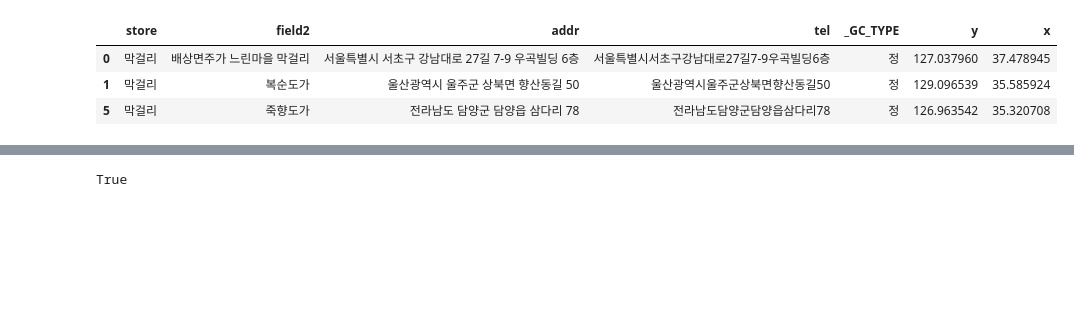
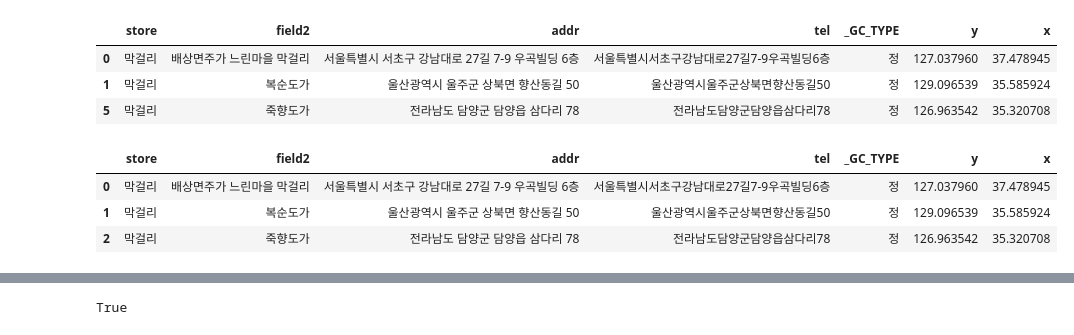
Before and after one commit to JJongSSu/Study, a Jupyter notebook: Teamproject/second/포지셔닝 맵/전통주위치(1개).ipynb, the cells around one changed output, grey strips where cells are left out. Cells and saved outputs as stored; diff of their text form; code cells hidden in the pictures; blank space fills up the shorter version.

```diff
--- a/Teamproject/second/포지셔닝 맵/전통주위치(1개).ipynb
+++ b/Teamproject/second/포지셔닝 맵/전통주위치(1개).ipynb
@@ -207,0 +208,9 @@ for i,store in CB_geoData.iterrows():
+# %%
+CB_geoData2 = CB_geoData.loc[CB_geoData.store == '막걸리']
+CB_geoData2.reset_index(drop=True, inplace=True)
+CB_geoData2
+# %% [output]
+|  | store | field2 | addr | tel | _GC_TYPE | y | x |
+| 0 | 막걸리 | 배상면주가 느린마을 막걸리 | 서울특별시 서초구 강남대로 27길 7-9 우곡빌딩 6층 | 서울특별시서초구강남대로27길7-9우곡빌딩6층 | 정 | 127.037960 | 37.478945 |
+| 1 | 막걸리 | 복순도가 | 울산광역시 울주군 상북면 향산동길 50 | 울산광역시울주군상북면향산동길50 | 정 | 129.096539 | 35.585924 |
+| 2 | 막걸리 | 죽향도가 | 전라남도 담양군 담양읍 삼다리 78 | 전라남도담양군담양읍삼다리78 | 정 | 126.963542 | 35.320708 |
```
Also changed, not shown: parts of 2 cells of this notebook, 2 other files.
